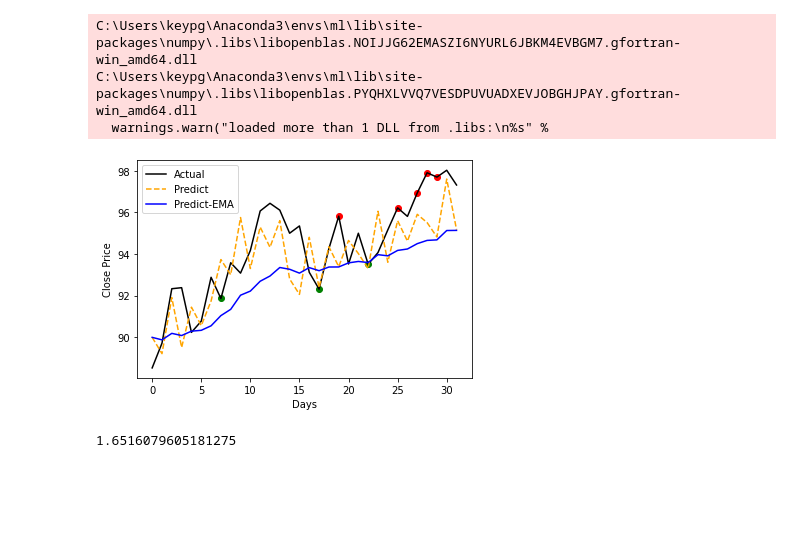
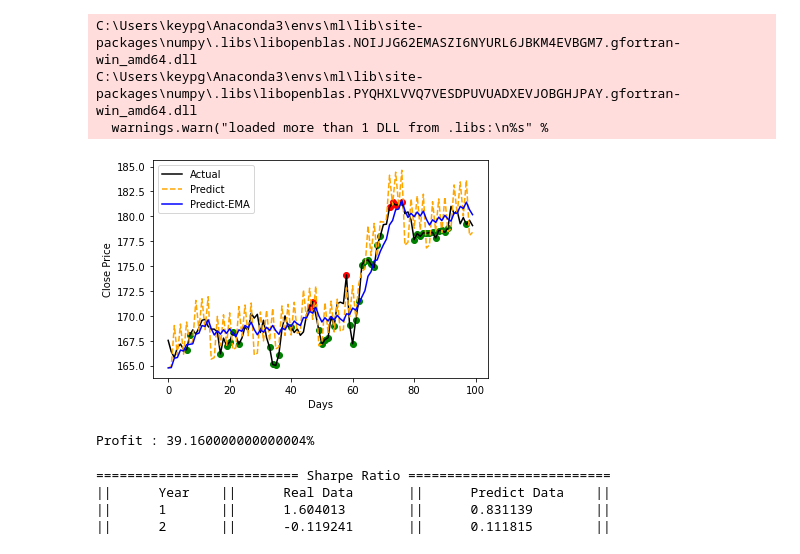
Before and after one commit to ENEmyr/autotrading, a Jupyter notebook: simulator.ipynb, the cells around one changed output. Cells and saved outputs as stored; diff of their text form; code cells hidden in the pictures; blank space fills up the shorter version.

Commit message:
Add sharpe ratio calc method

```diff
--- a/simulator.ipynb
+++ b/simulator.ipynb
@@ -20,7 +20,7 @@ if gpus:
         print(e)
 # %%
 # USER INPUT SECTION #
-DATA_CSV_PATH = os.path.abspath('dataset/MSFT-20.csv')
+DATA_CSV_PATH = os.path.abspath('dataset/MMM-18.csv')
 MODEL_TYPE = 'tdnn_pso' # tdnn, tdnn_pso, tdnn_de, svm, rf
 BALANCE = 1000000
 BUY_LIMIT_FROM_BALANCE_PORTION = 1/3
@@ -33,6 +33,7 @@ EMA_ALPHA = .25
 ADAPTIVE_EMA_ALPHA = True
 TRADE_SENSITIVITY = .40
 TRADE_FREQUENCY = 1
+ANNUALIZED_RISK_FREE_RATE = .43 # in percentage
 #CURRENT_UNIT = 0
 #MAX_UNIT_BUY_PER_TRADE = 10 # total number of trading unit come from MAX_UNIT_BUY_PER_TRADE * UNIT_MULTIPLIER
 #MAX_UNIT_SELL_PER_TRADE = 10 # total number of trading unit come from MAX_UNIT_SELL_PER_TRADE * UNIT_MULTIPLIER
@@ -49,15 +50,33 @@ simulator = Simulator(csv_file_path=DATA_CSV_PATH,
                      trade_sensitivity=TRADE_SENSITIVITY,
                      ema_alpha=EMA_ALPHA,
                      adaptive_ema_alpha=ADAPTIVE_EMA_ALPHA,
-                     trade_freq=TRADE_FREQUENCY)
+                     trade_freq=TRADE_FREQUENCY,
+                     annualized_rf=ANNUALIZED_RISK_FREE_RATE)
 # %%
-r_balance, r_real_hist_price, r_y, r_pred, r_pred_hma, r_obv, r_obv_hma, r_trade_record, r_brought_units = simulator.run()
+#r_balance, r_real_hist_price, r_y, r_pred, r_pred_hma, r_obv, r_obv_hma, r_trade_record, r_brought_units = simulator.run()
+return_balance, sharpe_ratio_real, sharpe_ratio_pred = simulator.run()
 # %%
 %matplotlib inline
-simulator.plot(save=False, plot_buy_sell_point=True, in_range=[0,32])
+simulator.plot(save=False,
+               plot_pred_price=True,
+               plot_buy_sell_point=True,
+               in_range=[0,100])
 # %% [output]
-[figure, old version]
+[figure, new version]
-# %%
-r_balance/BALANCE
-# %% [output]
-1.6516079605181275
+# %%
+if return_balance/BALANCE <= 1:
+    print(f'Loss : {round(1-return_balance/BALANCE, 4)*100}%')
+else:
+    print(f'Profit : {round(return_balance/BALANCE-1, 4)*100}%')
+# %% [output]
+Profit : 39.160000000000004%
+# %%
+print(f'{"="*26} Sharpe Ratio {"="*26}')
+print(f'||\tYear\t||\tReal Data\t||\tPredict Data\t||')
+for idx in range(len(sharpe_ratio_real)):
+    print(f'||\t{idx+1}\t||\t{round(sharpe_ratio_real[idx], 6)}\t||\t{round(sharpe_ratio_pred[idx], 6)}\t||')
+# %% [output]
+========================== Sharpe Ratio ==========================
+||      Year    ||      Real Data       ||      Predict Data    ||
+||      1       ||      1.604013        ||      0.831139        ||
+||      2       ||      -0.119241       ||      0.111815        ||
```
Also changed, not shown: 1 other file.
